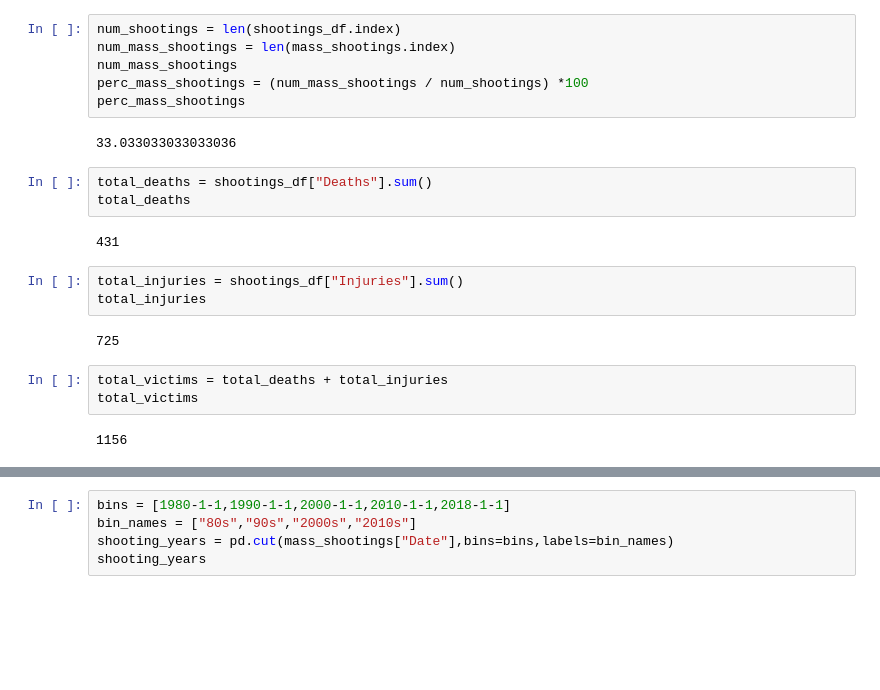
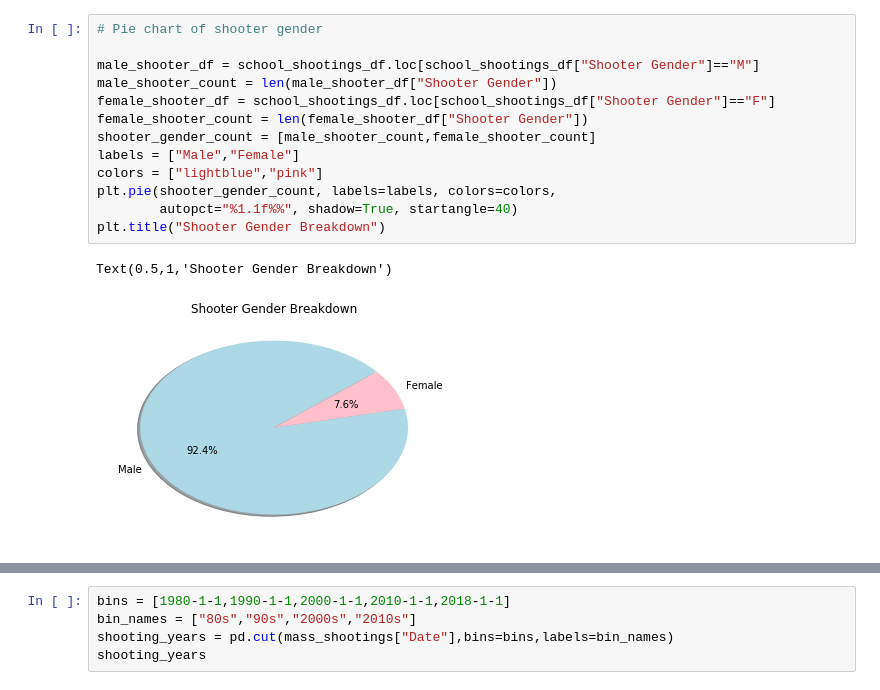
Before and after one commit to avangemert/TuThu-project-one, a Jupyter notebook: shootings_viz.ipynb, the cells around one changed output, grey strips where cells are left out. Cells and saved outputs as stored; diff of their text form; blank space fills up the shorter version.

```diff
--- a/shootings_viz.ipynb
+++ b/shootings_viz.ipynb
@@ -54,23 +17,16 @@ See the caveats in the documentation: http://pandas.pydata.org/pandas-docs/stabl
-# %%
-num_shootings = len(shootings_df.index)
-num_mass_shootings = len(mass_shootings.index)
-num_mass_shootings
-perc_mass_shootings = (num_mass_shootings / num_shootings) *100
-perc_mass_shootings
-# %% [output]
-33.033033033033036
-# %%
-total_deaths = shootings_df["Deaths"].sum()
-total_deaths
-# %% [output]
-431
-# %%
-total_injuries = shootings_df["Injuries"].sum()
-total_injuries
-# %% [output]
-725
-# %%
-total_victims = total_deaths + total_injuries
-total_victims
-# %% [output]
-1156
+# %%
+# Pie chart of shooter gender
+
+male_shooter_df = school_shootings_df.loc[school_shootings_df["Shooter Gender"]=="M"]
+male_shooter_count = len(male_shooter_df["Shooter Gender"])
+female_shooter_df = school_shootings_df.loc[school_shootings_df["Shooter Gender"]=="F"]
+female_shooter_count = len(female_shooter_df["Shooter Gender"])
+shooter_gender_count = [male_shooter_count,female_shooter_count]
+labels = ["Male","Female"]
+colors = ["lightblue","pink"]
+plt.pie(shooter_gender_count, labels=labels, colors=colors,
+        autopct="%1.1f%%", shadow=True, startangle=40)
+plt.title("Shooter Gender Breakdown")
+# %% [output]
+Text(0.5,1,'Shooter Gender Breakdown')
+[figure, added]
```
Also changed, not shown: parts of 22 cells of this notebook.
